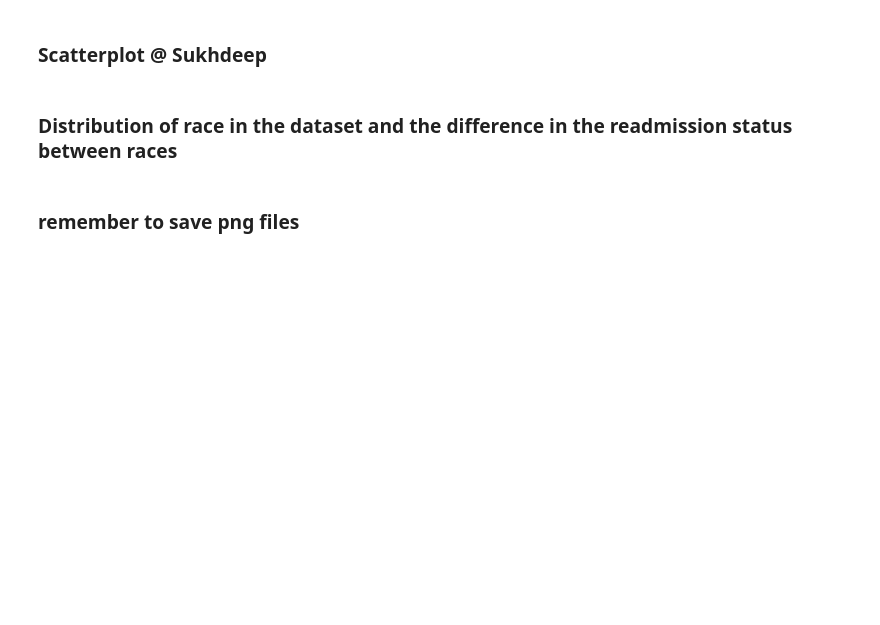
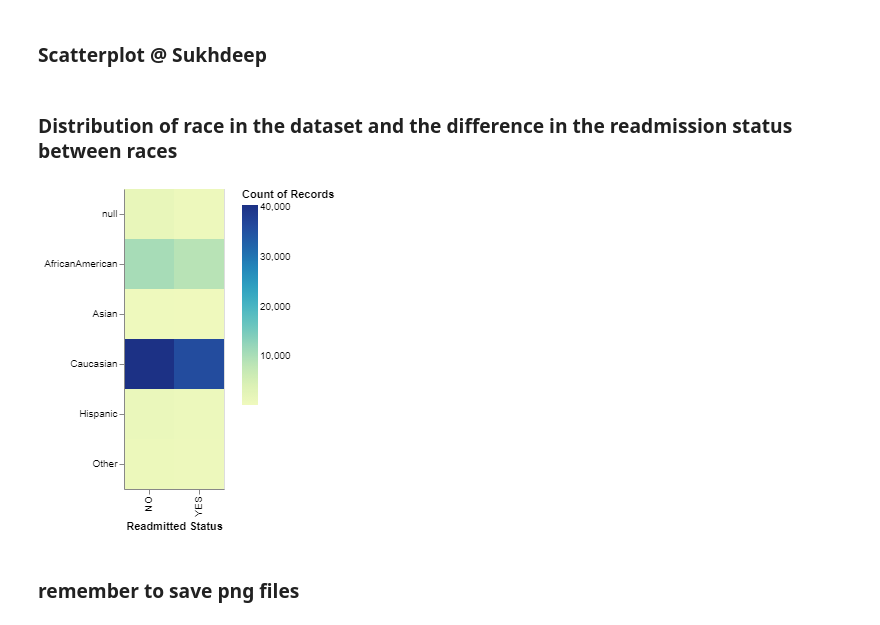
Before and after one commit to sukh2929/group29, a Jupyter notebook: reports/EDA/EDA_initial.ipynb, the cells around one changed output. Saved outputs shown, nothing was run; the diff lists cells and outputs as text; code cells hidden in the pictures; blank space fills up the shorter version.

```diff
--- a/reports/EDA/EDA_initial.ipynb
+++ b/reports/EDA/EDA_initial.ipynb
@@ -196,6 +215,16 @@ for key, value in var_dict.items():
 ### Scatterplot @ Sukhdeep
 # %% [markdown]
 ### Distribution of race in the dataset and the difference in the readmission status between races
+# %%
+race_plot_b = alt.Chart(diabetes_csv).mark_rect().encode(
+    y = alt.Y("race:N", title = None),
+    x = alt.X("readmitted", title = "Readmitted Status"),
+    color = "count()",
+).properties(width = 100, height = 300)
+
+race_plot_b
+# %% [output]
+[figure, added]
 # %% [markdown]
 ### remember to save png files
 # %% [markdown]
```
Also changed, not shown: parts of 4 cells of this notebook.
